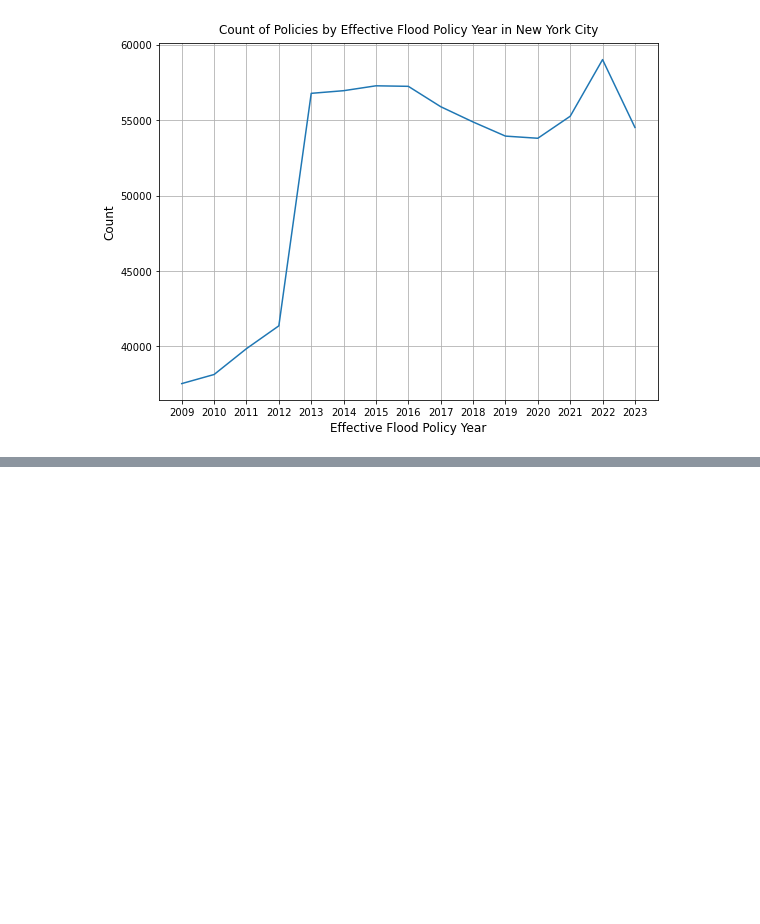
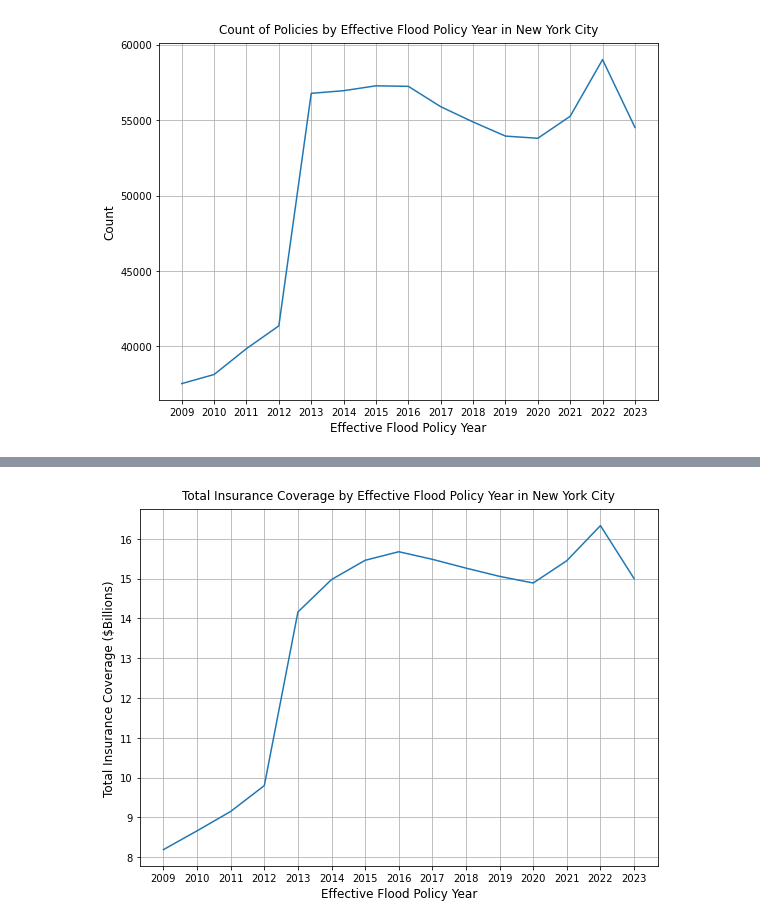
Before and after one commit to mebauer/fema-nfip-nyc, a Jupyter notebook: sample-analysis.ipynb, the cells around one changed output, grey strips where cells are left out. Saved outputs shown, nothing was run; the diff lists cells and outputs as text; code cells hidden in the pictures; blank space fills up the shorter version.

Commit message:
adding plots for total coverage and policy fees

```diff
--- a/sample-analysis.ipynb
+++ b/sample-analysis.ipynb
@@ -278,3 +288,18 @@ plt.tight_layout()
 plt.savefig('figures/effective-policies.png', bbox_inches='tight', dpi=250)
 # %% [output]
 [figure]
+# %%
+df['totalInsuranceCoverageB'] = (
+    (df['totalBuildingInsuranceCoverage'] + df['totalContentsInsuranceCoverage']) / 1_000_000_000
+)
+
+total_coverage = (
+    df.loc[df['policyEffectiveYear'] < 2024]
+    .groupby(by='policyEffectiveYear')['totalInsuranceCoverageB']
+    .sum()
+    .reset_index()
+    .astype({'policyEffectiveYear':'int'})
+    .sort_values(by='policyEffectiveYear')
+)
+
+total_coverage
@@ -280,0 +323,23 @@ plt.savefig('figures/effective-policies.png', bbox_inches='tight', dpi=250)
+# %%
+fig, ax = plt.subplots(figsize=(8, 6))
+
+sns.lineplot(
+    x=total_coverage['policyEffectiveYear'],
+    y=total_coverage['totalInsuranceCoverageB'],
+    color='#1f77b4'
+)
+
+label = 'Total Insurance Coverage by Effective Flood Policy Year in New York City'
+plt.title(label, fontsize=12, pad=10)
+plt.grid(True)
+
+xticks = np.arange(2009, 2024, 1)
+ax.set_xticks(xticks)
+
+plt.xlabel('Effective Flood Policy Year', fontsize=12)
+plt.ylabel('Total Insurance Coverage ($Billions)', fontsize=12)
+
+plt.tight_layout()
+plt.savefig('figures/total-coverage.png', bbox_inches='tight', dpi=250)
+# %% [output]
+[figure, added]
```
Also changed, not shown: parts of 5 cells of this notebook, 3 other files.
